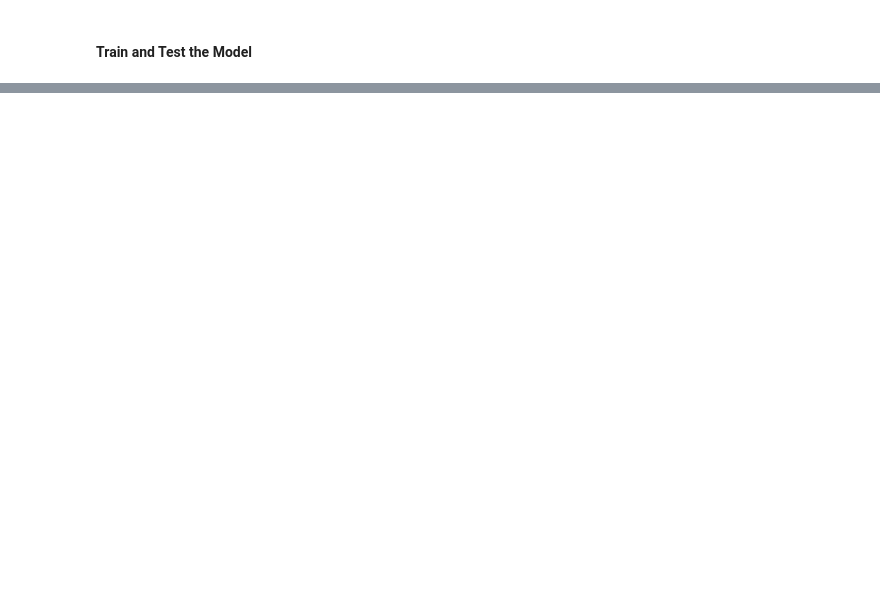
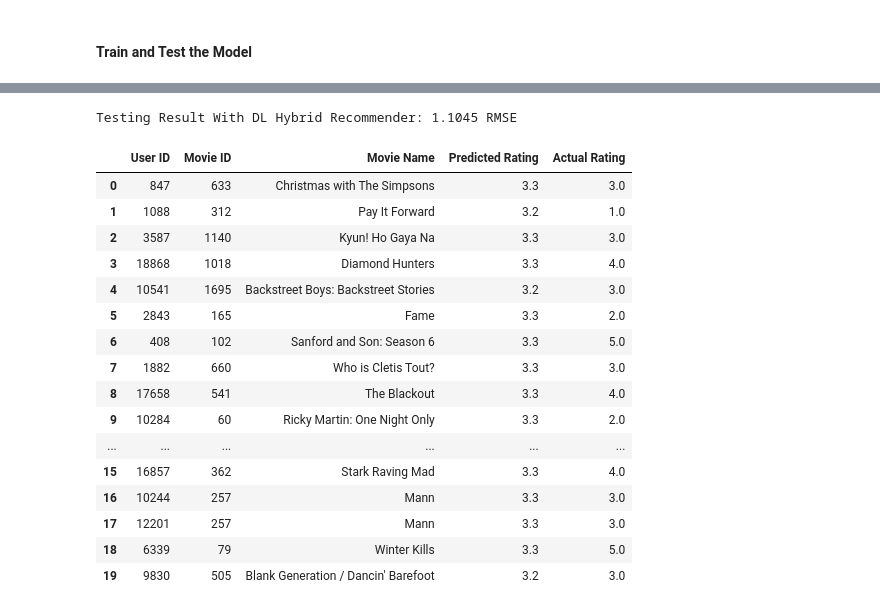
Before and after one commit to asaee/mec-mini-projects, a Jupyter notebook: mec-17.4.1-recommendation-systems-mini-project/Mini_Project_Recommendation_Systems.ipynb, the cells around one changed output, grey strips where cells are left out. Cells and saved outputs as stored; diff of their text form; code cells hidden in the pictures; blank space fills up the shorter version.

Commit message:
Fixed an error for train/test of hybrid model.

```diff
--- a/mec-17.4.1-recommendation-systems-mini-project/Mini_Project_Recommendation_Systems.ipynb
+++ b/mec-17.4.1-recommendation-systems-mini-project/Mini_Project_Recommendation_Systems.ipynb
@@ -1163,13 +1160,16 @@ ________________________________________________________________________________
 # %% [markdown]
 #### Train and Test the Model
 # %%
+# This block of the code does not work, because sparse layers are not supported by keras. Alternative approach was adapted from slack community.
+
 # fit the model
-batch_size=1024
-epochs=10
-X = [df_hybrid_train['User'], df_hybrid_train['Movie'], train_tfidf]
-y = df_hybrid_train['Rating']
-model.fit(X, y,
-          batch_size=batch_size,
-          epochs=epochs, ## Change the epochs to find better improved model.
-          validation_split=0.1,
-          shuffle=True)
+
+# batch_size=1024
+# epochs=10
+# X = [df_hybrid_train['User'], df_hybrid_train['Movie'], train_tfidf]
+# y = df_hybrid_train['Rating']
+# model.fit(X, y,
+#           batch_size=batch_size,
+#           epochs=epochs, ## Change the epochs to find better improved model.
+#           validation_split=0.1,
+#           shuffle=True)
@@ -1176,7 +1234,8 @@ model.fit(X, y,
 # %%
 # create test input data and true outputs
-X_test = [df_hybrid_test['User'], df_hybrid_test['Movie'], test_tfidf]
-y_true = df_hybrid_test['Rating'].values
+# I have to use a subset of the test data, and convert the saprse matrix to dense
+X_test = [df_hybrid_test['User'][:500], df_hybrid_test['Movie'][:500], np.array(test_tfidf[:500].todense())]
+y_true = df_hybrid_test['Rating'][:500].values
 
 # Test model by making predictions on test data
 y_pred = model.predict(X_test).ravel()
@@ -1186,14 +1245,34 @@ y_pred = list(map(lambda x: 1.0 if x < 1 else 5.0 if x > 5.0 else x, y_pred))
 #  Compute RMSE
 rmse = np.sqrt(mean_squared_error(y_pred=y_pred, y_true=y_true))
 print('\n\nTesting Result With DL Hybrid Recommender: {:.4f} RMSE'.format(rmse))
+# %% [output]
+Testing Result With DL Hybrid Recommender: 1.1045 RMSE
 # %%
 ## Let's see how our collaborative model performs by seeing the predicted and actual rating for the given user and movie pair
 results_df = pd.DataFrame({
-    'User ID': df_hybrid_test['User'].values,
-    'Movie ID': df_hybrid_test['Movie'].values,
-    'Movie Name': [movie_titles['Name'].iloc[item] for item in df_hybrid_test['Movie']],
+    'User ID': df_hybrid_test['User'][:500].values,
+    'Movie ID': df_hybrid_test['Movie'][:500].values,
+    'Movie Name': [movie_titles['Name'].iloc[item] for item in df_hybrid_test['Movie']][:500],
     'Predicted Rating': np.round(y_pred, 1),
-    'Actual Rating': y_true
+    'Actual Rating': y_true[:500]
 })
 
 results_df.head(20)
+# %% [output]
+|  | User ID | Movie ID | Movie Name | Predicted Rating | Actual Rating |
+| 0 | 847 | 633 | Christmas with The Simpsons | 3.3 | 3.0 |
+| 1 | 1088 | 312 | Pay It Forward | 3.2 | 1.0 |
+| 2 | 3587 | 1140 | Kyun! Ho Gaya Na | 3.3 | 3.0 |
+| 3 | 18868 | 1018 | Diamond Hunters | 3.3 | 4.0 |
+| 4 | 10541 | 1695 | Backstreet Boys: Backstreet Stories | 3.2 | 3.0 |
+| 5 | 2843 | 165 | Fame | 3.3 | 2.0 |
+| 6 | 408 | 102 | Sanford and Son: Season 6 | 3.3 | 5.0 |
+| 7 | 1882 | 660 | Who is Cletis Tout? | 3.3 | 3.0 |
+| 8 | 17658 | 541 | The Blackout | 3.3 | 4.0 |
+| 9 | 10284 | 60 | Ricky Martin: One Night Only | 3.3 | 2.0 |
+| ... | ... | ... | ... | ... | ... |
+| 15 | 16857 | 362 | Stark Raving Mad | 3.3 | 4.0 |
+| 16 | 10244 | 257 | Mann | 3.3 | 3.0 |
+| 17 | 12201 | 257 | Mann | 3.3 | 3.0 |
+| 18 | 6339 | 79 | Winter Kills | 3.3 | 5.0 |
+| 19 | 9830 | 505 | Blank Generation / Dancin' Barefoot | 3.2 | 3.0 |
```
Also changed, not shown: parts of 26 cells of this notebook.
